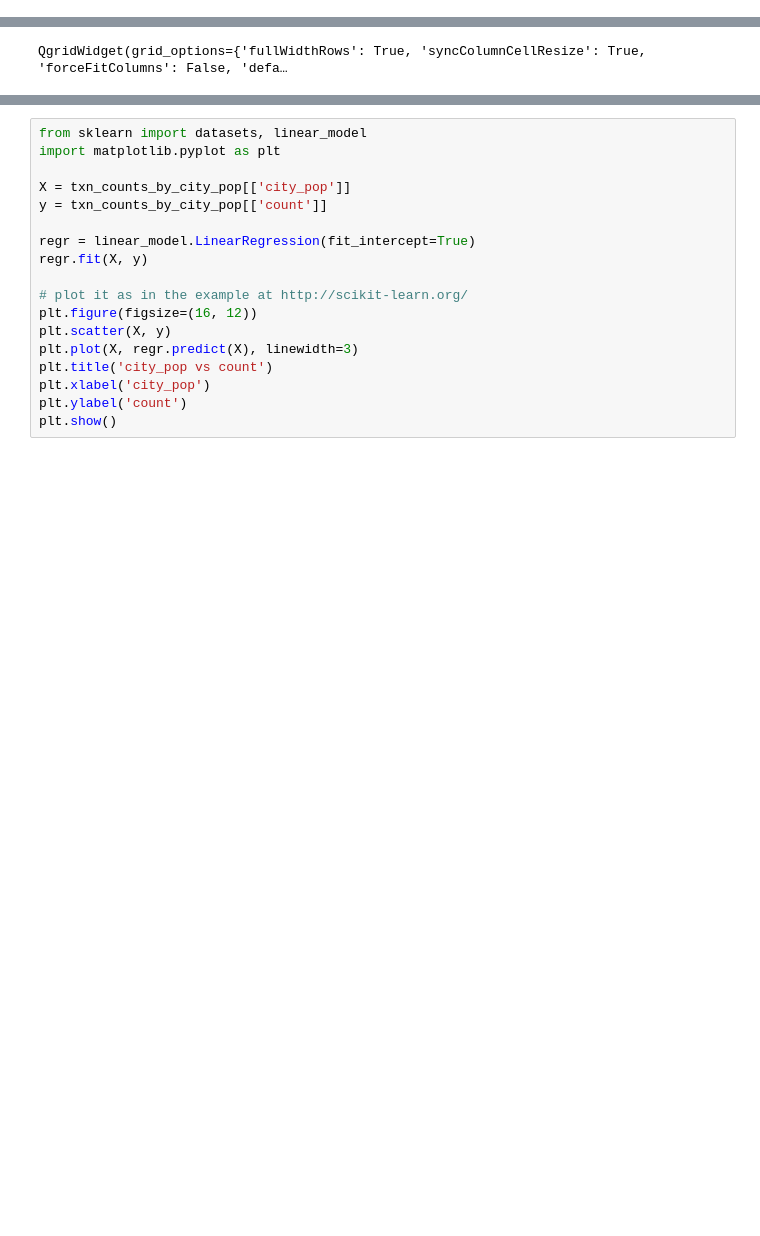
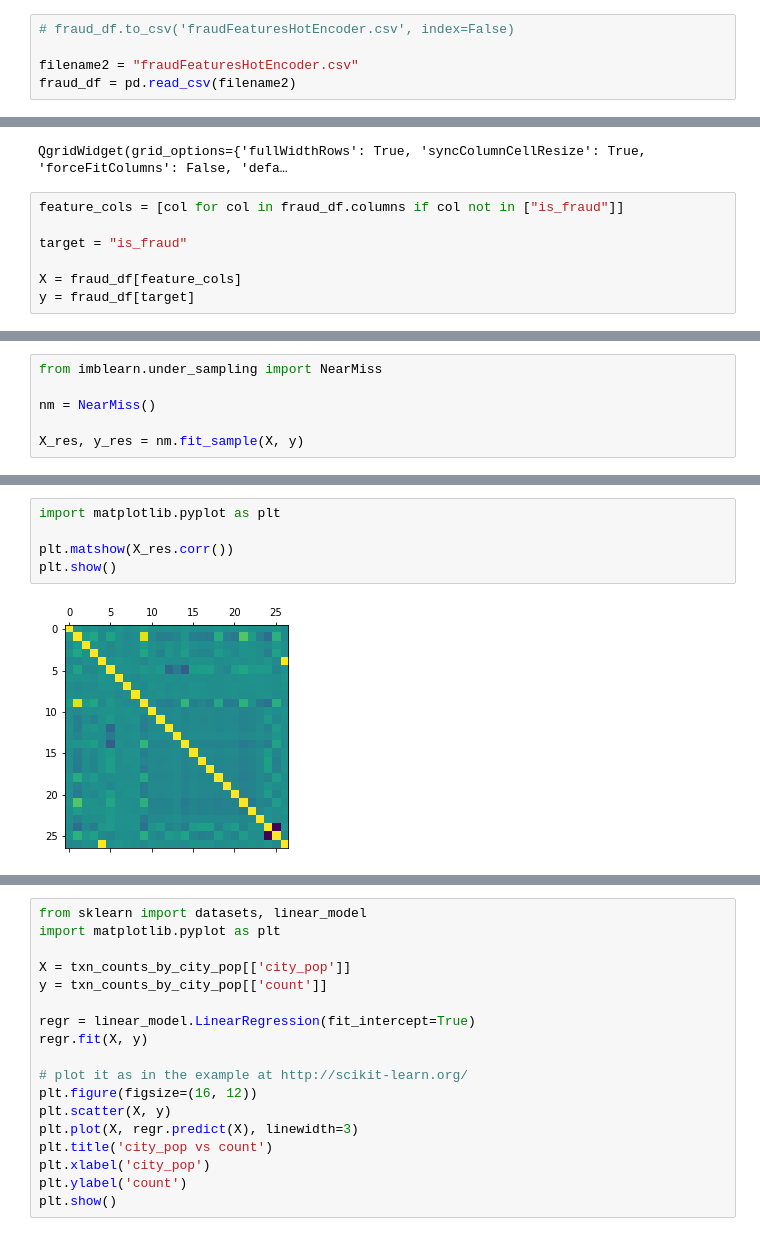
Before and after one commit to cwperks/eai6000_group5, a Jupyter notebook: week2/cperkins_week2_eda.ipynb, the cells around one changed output, grey strips where cells are left out. Saved outputs shown, nothing was run; the diff lists cells and outputs as text; blank space fills up the shorter version.

```diff
--- a/week2/cperkins_week2_eda.ipynb
+++ b/week2/cperkins_week2_eda.ipynb
@@ -121,6 +138,18 @@ fraud_df['distance_round'] = [5 * round(d/5) for d in fraud_df['distance']]
+# %%
+# fraud_df.to_csv('fraudFeaturesHotEncoder.csv', index=False)
+
+filename2 = "fraudFeaturesHotEncoder.csv"
+fraud_df = pd.read_csv(filename2)
 # %%
 import qgrid
 
 qgrid.show_grid(fraud_df.head(100), grid_options={'forceFitColumns': False, 'defaultColumnWidth': 100})
 # %% [output]
 QgridWidget(grid_options={'fullWidthRows': True, 'syncColumnCellResize': True, 'forceFitColumns': False, 'defa…
+# %%
+feature_cols = [col for col in fraud_df.columns if col not in ["is_fraud"]]
+
+target = "is_fraud"
+
+X = fraud_df[feature_cols]
+y = fraud_df[target]
@@ -126,0 +162,6 @@ QgridWidget(grid_options={'fullWidthRows': True, 'syncColumnCellResize': True, '
+# %%
+from imblearn.under_sampling import NearMiss
+
+nm = NearMiss()
+
+X_res, y_res = nm.fit_sample(X, y)
@@ -126,0 +193,7 @@ QgridWidget(grid_options={'fullWidthRows': True, 'syncColumnCellResize': True, '
+# %%
+import matplotlib.pyplot as plt
+
+plt.matshow(X_res.corr())
+plt.show()
+# %% [output]
+[figure, added]
```
Also changed, not shown: parts of 30 cells of this notebook, 1 other file.
